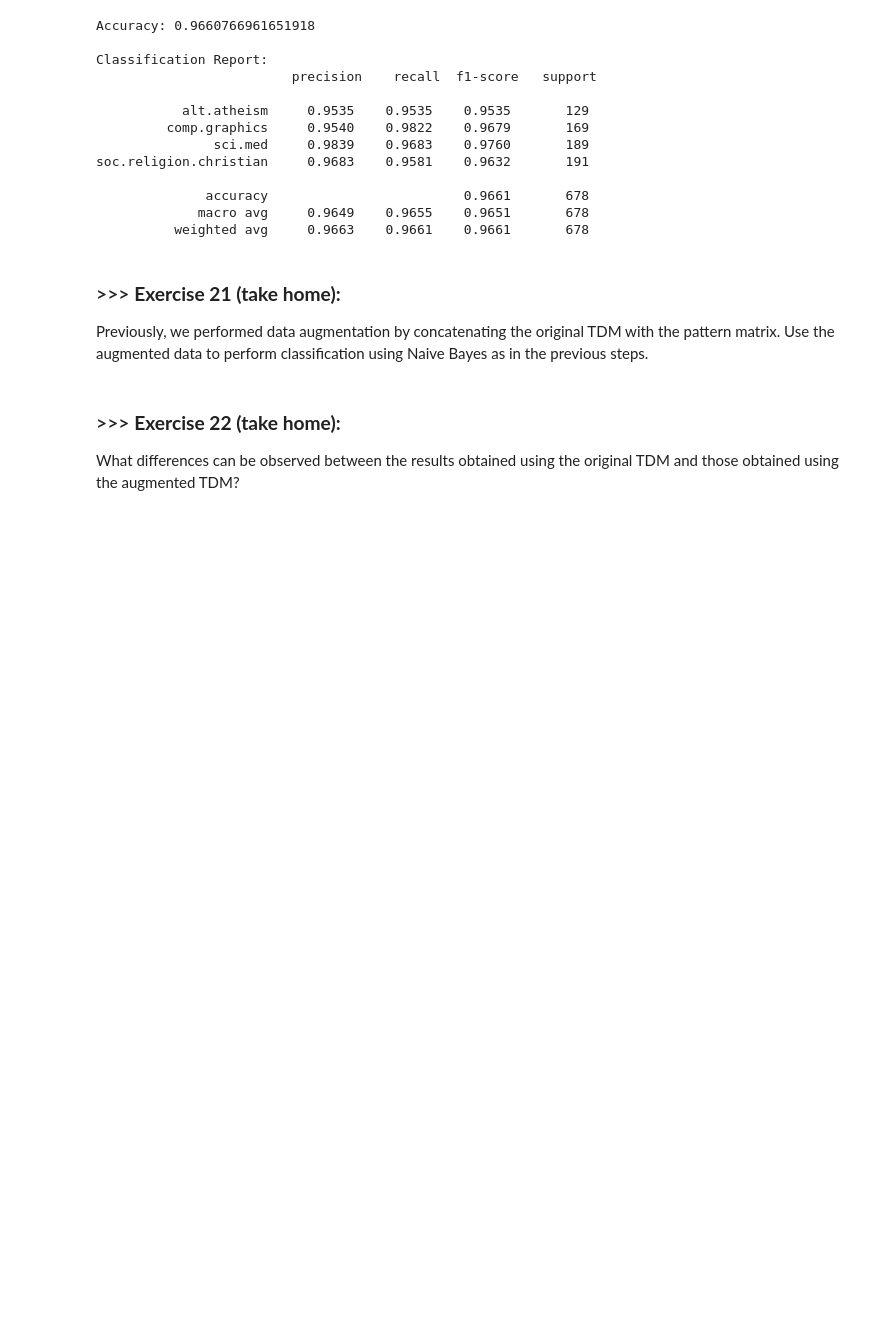
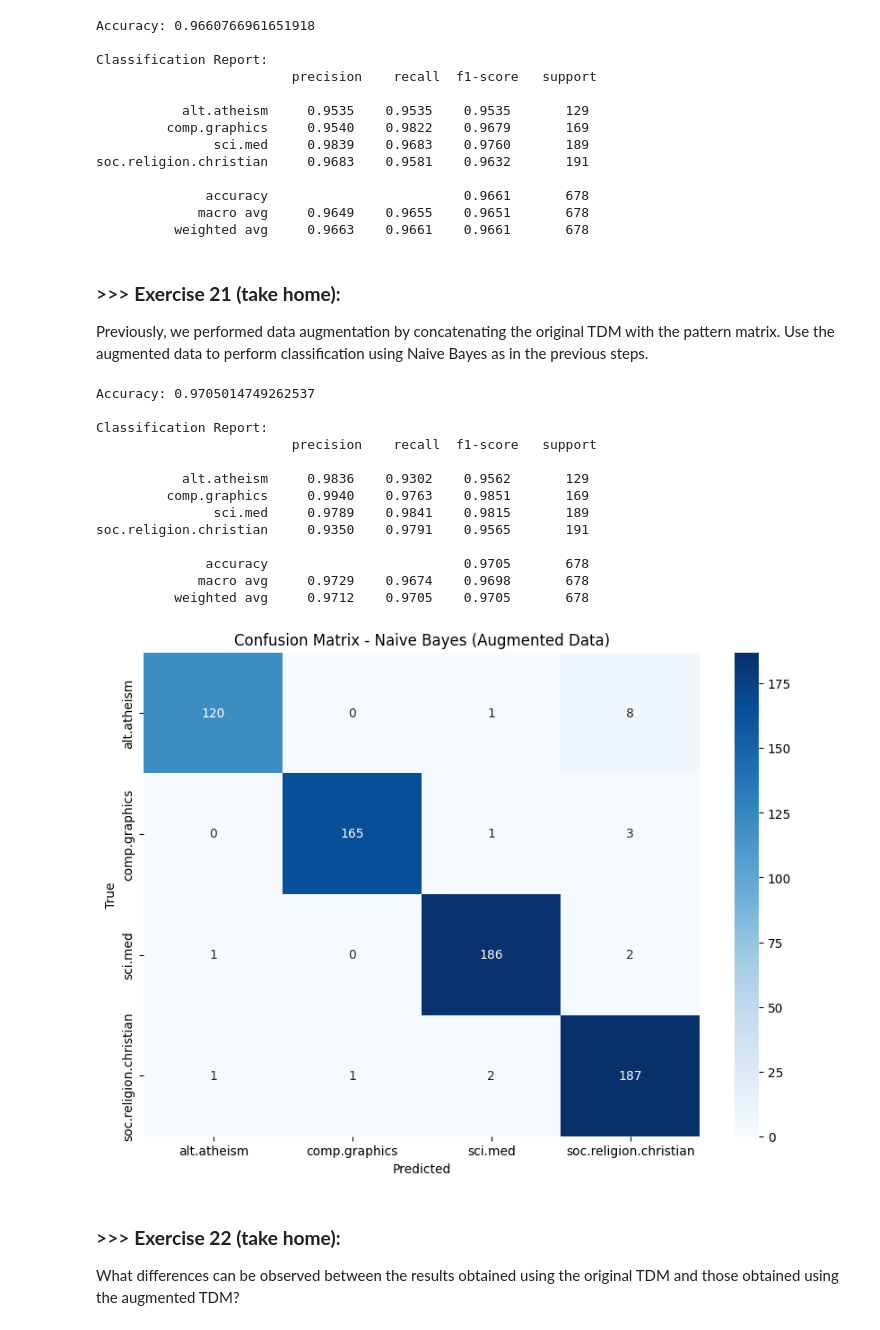
Before and after one commit to tseng0719/DM2025-Lab1-Exercise, a Jupyter notebook: DM2025-Lab1-Master.ipynb, the cells around one changed output. Saved outputs shown, nothing was run; the diff lists cells and outputs as text; code cells hidden in the pictures; blank space fills up the shorter version.

```diff
--- a/DM2025-Lab1-Master.ipynb
+++ b/DM2025-Lab1-Master.ipynb
@@ -2372,3 +2756,69 @@ Previously, we performed data augmentation by concatenating the original TDM wit
+# %%
+#Answer
+import pandas as pd
+from sklearn.model_selection import train_test_split
+from sklearn.naive_bayes import MultinomialNB
+from sklearn.metrics import classification_report, accuracy_score, confusion_matrix
+import seaborn as sns
+import matplotlib.pyplot as plt
+
+# -----------------------------
+# 類別映射 (數字 -> 名稱)
+# -----------------------------
+category_mapping = dict(X[['category', 'category_name']].drop_duplicates().values)
+target_names = [category_mapping[label] for label in sorted(category_mapping.keys())]
+
+# -----------------------------
+#  切分資料 (使用 augmented_df)
+# -----------------------------
+X_train, X_test, y_train, y_test = train_test_split(
+    augmented_df, X['category'], test_size=0.3, random_state=42
+)
+
+# -----------------------------
+# 訓練 Naive Bayes 分類器
+# -----------------------------
+nb_classifier = MultinomialNB()
+nb_classifier.fit(X_train, y_train)
+
+# -----------------------------
+# 4️預測
+# -----------------------------
+y_pred = nb_classifier.predict(X_test)
+
+# -----------------------------
+# 評估結果
+# -----------------------------
+print("Accuracy:", accuracy_score(y_test, y_pred))
+print("\nClassification Report:\n", classification_report(
+    y_test, y_pred, target_names=target_names, digits=4
+))
+
+# -----------------------------
+# 混淆矩陣
+# -----------------------------
+cm = confusion_matrix(y_test, y_pred)
+plt.figure(figsize=(10, 7))
+sns.heatmap(cm, annot=True, fmt='d', xticklabels=target_names, yticklabels=target_names, cmap="Blues")
+plt.xlabel("Predicted")
+plt.ylabel("True")
+plt.title("Confusion Matrix - Naive Bayes (Augmented Data)")
+plt.show()
+# %% [output]
+Accuracy: 0.9705014749262537
+
+Classification Report:
+                         precision    recall  f1-score   support
+
+           alt.atheism     0.9836    0.9302    0.9562       129
+         comp.graphics     0.9940    0.9763    0.9851       169
+               sci.med     0.9789    0.9841    0.9815       189
+soc.religion.christian     0.9350    0.9791    0.9565       191
+
+              accuracy                         0.9705       678
+             macro avg     0.9729    0.9674    0.9698       678
+          weighted avg     0.9712    0.9705    0.9705       678
+[figure, added]
 # %% [markdown]
 ### >>> **Exercise 22 (take home):**
 
```
Also changed, not shown: parts of 52 cells of this notebook, 11 other files.
